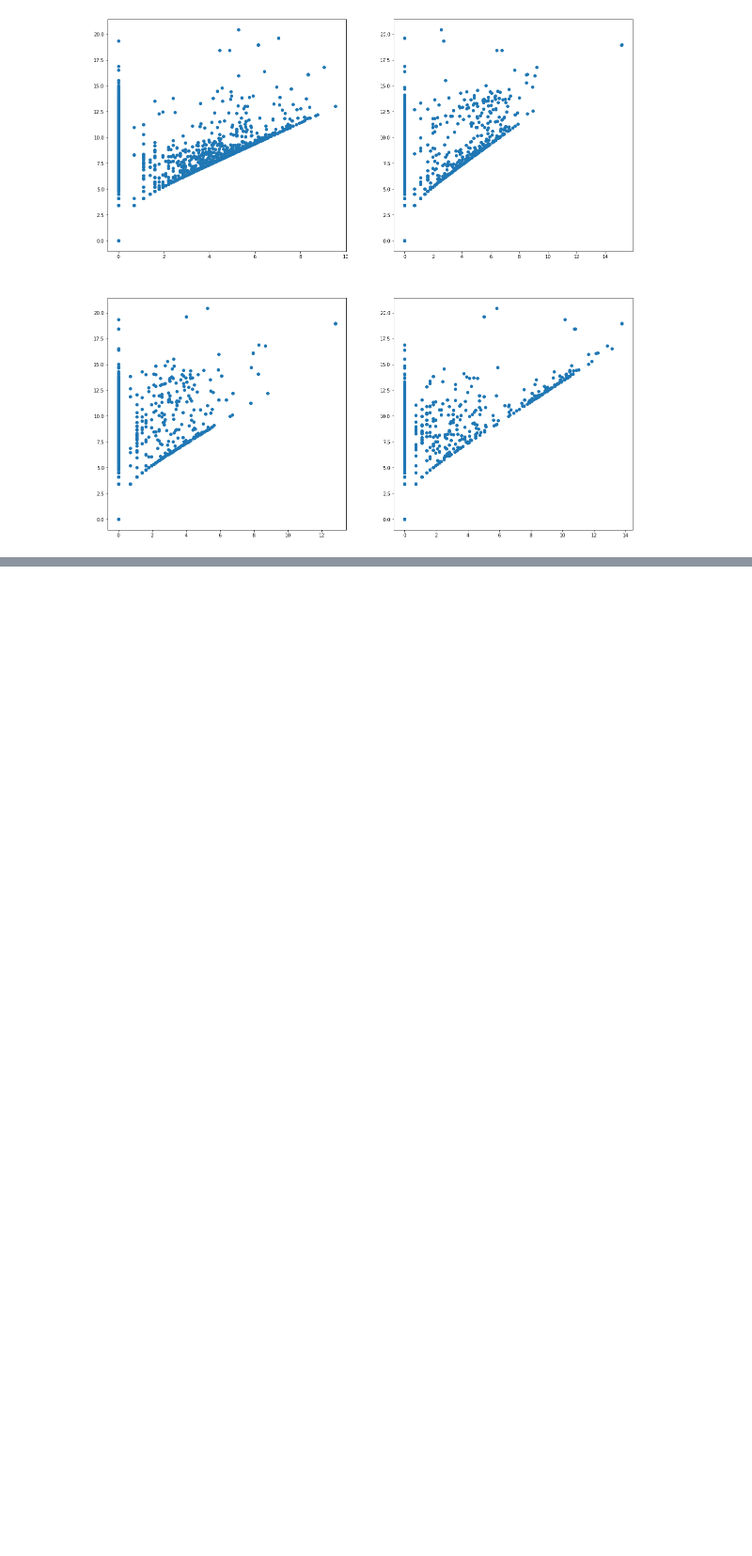
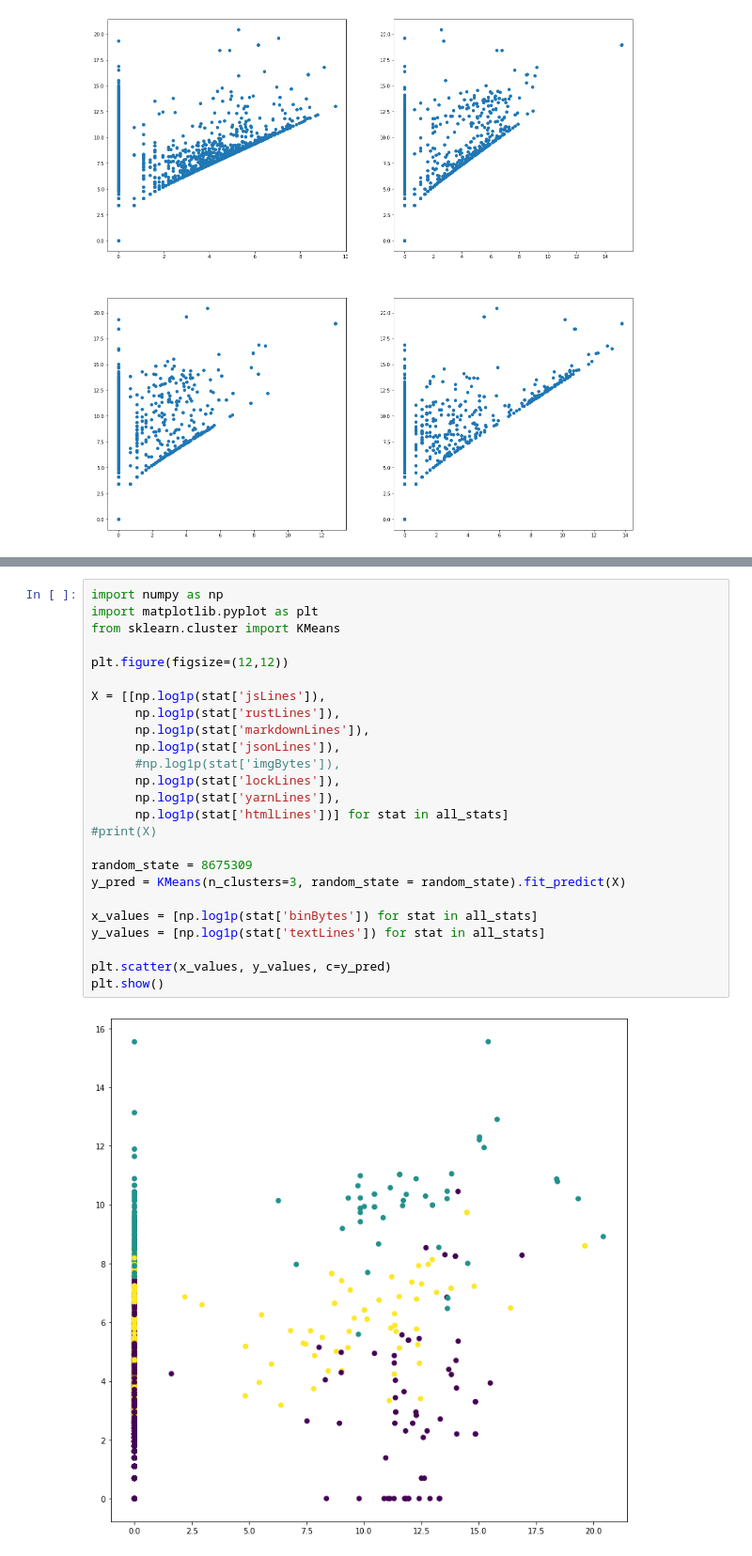
Before and after one commit to Deadman-DAO/Web3HackerNetwork, a Jupyter notebook: sandbox/notebooks/bob/commit_stat_engineering.ipynb, the cells around one changed output, grey strips where cells are left out. Shown: that part at 94% size. Saved outputs shown, nothing was run; the diff lists cells and outputs as text; blank space fills up the shorter version.

Commit message:
first successful clustering! (I think)

```diff
--- a/sandbox/notebooks/bob/commit_stat_engineering.ipynb
+++ b/sandbox/notebooks/bob/commit_stat_engineering.ipynb
@@ -153,3 +162,30 @@ hist_me_with_your_best_shot(axs[12], all_stats, 'shellLines')
 plt.show()
 # %% [output]
 [figure]
+# %%
+import numpy as np
+import matplotlib.pyplot as plt
+from sklearn.cluster import KMeans
+
+plt.figure(figsize=(12,12))
+
+X = [[np.log1p(stat['jsLines']),
+      np.log1p(stat['rustLines']),
+      np.log1p(stat['markdownLines']),
+      np.log1p(stat['jsonLines']),
+      #np.log1p(stat['imgBytes']),
+      np.log1p(stat['lockLines']),
+      np.log1p(stat['yarnLines']),
+      np.log1p(stat['htmlLines'])] for stat in all_stats]
+#print(X)
+
+random_state = 8675309
+y_pred = KMeans(n_clusters=3, random_state = random_state).fit_predict(X)
+
+x_values = [np.log1p(stat['binBytes']) for stat in all_stats]
+y_values = [np.log1p(stat['textLines']) for stat in all_stats]
+
+plt.scatter(x_values, y_values, c=y_pred)
+plt.show()
+# %% [output]
+[figure, added]
```
Also changed, not shown: parts of 3 cells of this notebook.
